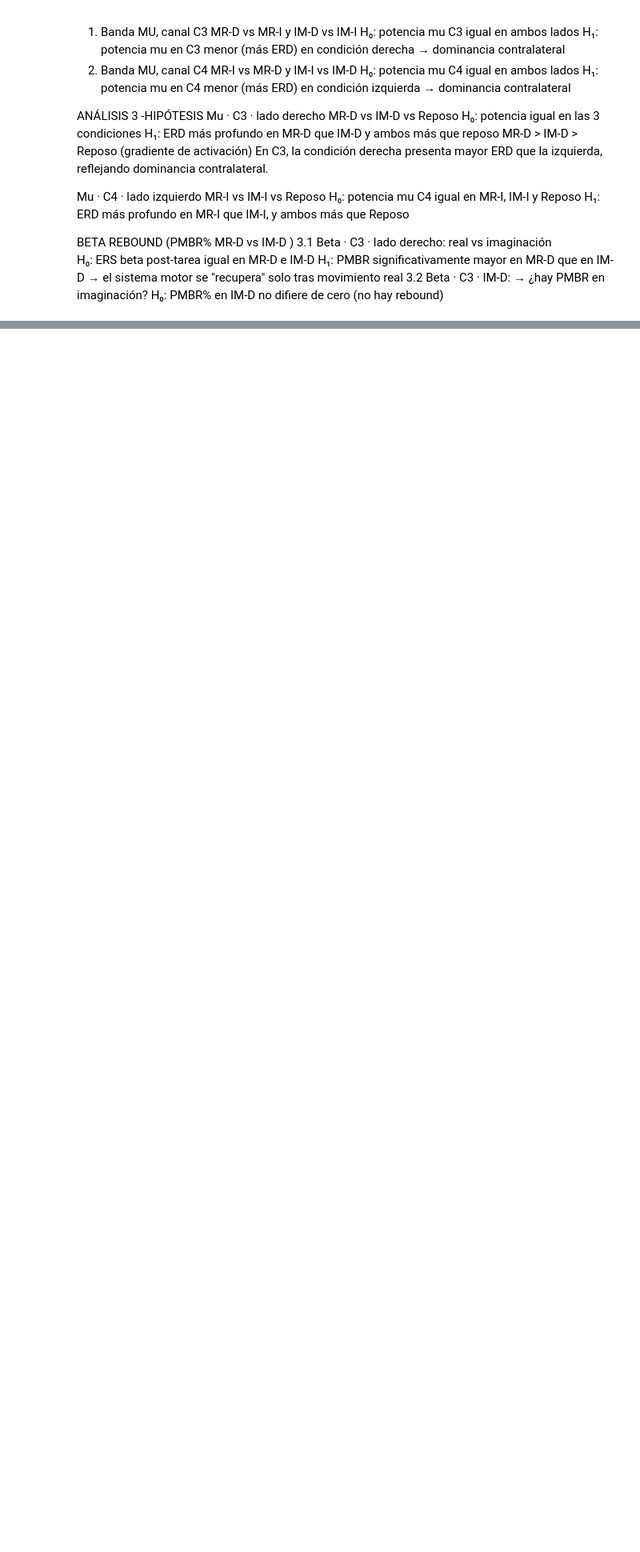
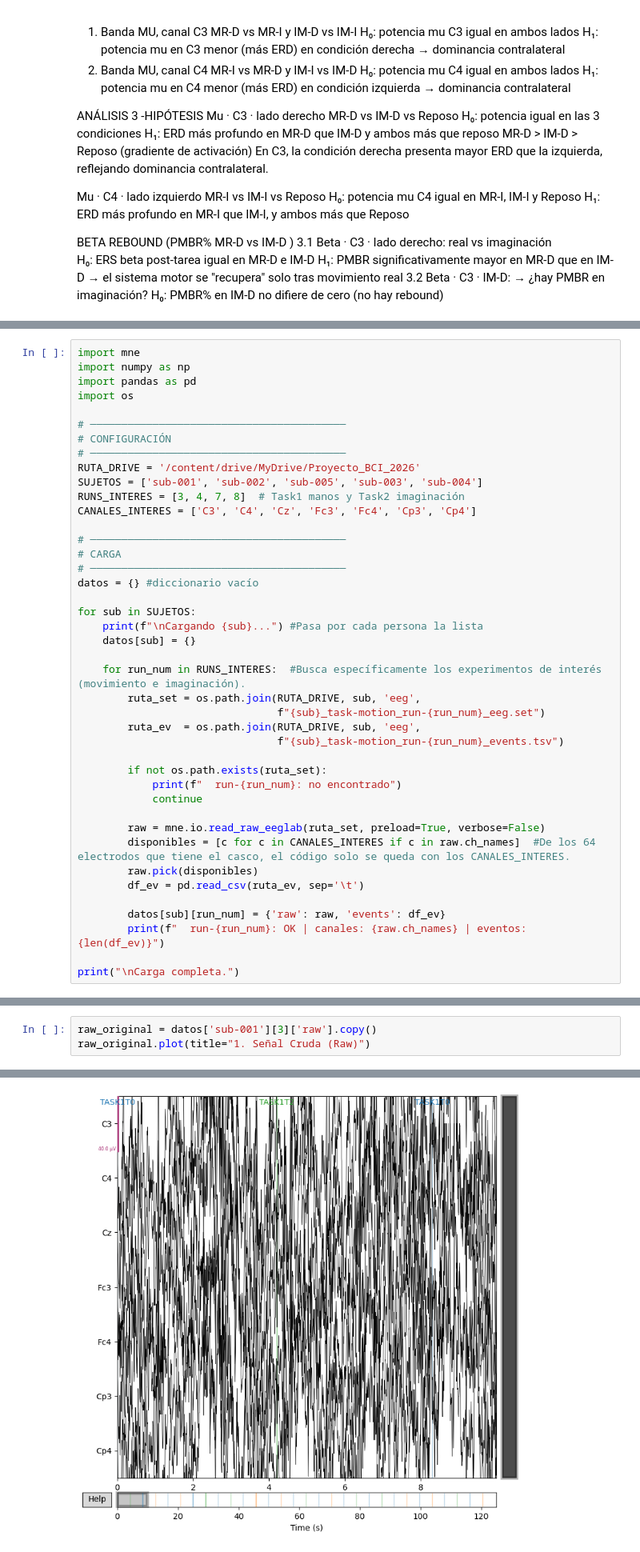
Before and after one commit to luciestrada/Proyecto1_biosenales_LucianaAcevedo_LucianaEstrada, a Jupyter notebook: Proyecto1.ipynb, the cells around one changed output, grey strips where cells are left out. Shown at 80% size. Saved outputs shown, nothing was run; the diff lists cells and outputs as text; blank space fills up the shorter version.

Commit message:
Extracción de información de la base de datos, selección de canales, preprocesamiento paso a paso (Filtros pasa-altas, filtro pasa-bajas, filtro notch), re-referenciación y segmentación

```diff
--- a/Proyecto1.ipynb
+++ b/Proyecto1.ipynb
@@ -368,0 +458,42 @@ H₀: PMBR% en IM-D no difiere de cero (no hay rebound)
+# %%
+import mne
+import numpy as np
+import pandas as pd
+import os
+
+# ─────────────────────────────────────────
+# CONFIGURACIÓN
+# ─────────────────────────────────────────
+RUTA_DRIVE = '/content/drive/MyDrive/Proyecto_BCI_2026'
+SUJETOS = ['sub-001', 'sub-002', 'sub-005', 'sub-003', 'sub-004']
+RUNS_INTERES = [3, 4, 7, 8]  # Task1 manos y Task2 imaginación
+CANALES_INTERES = ['C3', 'C4', 'Cz', 'Fc3', 'Fc4', 'Cp3', 'Cp4']
+
+# ─────────────────────────────────────────
+# CARGA
+# ─────────────────────────────────────────
+datos = {} #diccionario vacío
+
+for sub in SUJETOS:
+    print(f"\nCargando {sub}...") #Pasa por cada persona la lista
+    datos[sub] = {}
+
+    for run_num in RUNS_INTERES:  #Busca específicamente los experimentos de interés (movimiento e imaginación).
+        ruta_set = os.path.join(RUTA_DRIVE, sub, 'eeg',
+                                f"{sub}_task-motion_run-{run_num}_eeg.set")
+        ruta_ev  = os.path.join(RUTA_DRIVE, sub, 'eeg',
+                                f"{sub}_task-motion_run-{run_num}_events.tsv")
+
+        if not os.path.exists(ruta_set):
+            print(f"  run-{run_num}: no encontrado")
+            continue
+
+        raw = mne.io.read_raw_eeglab(ruta_set, preload=True, verbose=False)
+        disponibles = [c for c in CANALES_INTERES if c in raw.ch_names]  #De los 64 electrodos que tiene el casco, el código solo se queda con los CANALES_INTERES.
+        raw.pick(disponibles)
+        df_ev = pd.read_csv(ruta_ev, sep='\t')
+
+        datos[sub][run_num] = {'raw': raw, 'events': df_ev}
+        print(f"  run-{run_num}: OK | canales: {raw.ch_names} | eventos: {len(df_ev)}")
+
+print("\nCarga completa.")
@@ -368,0 +518,4 @@ H₀: PMBR% en IM-D no difiere de cero (no hay rebound)
+# %%
+raw_original = datos['sub-001'][3]['raw'].copy()
+raw_original.plot(title="1. Señal Cruda (Raw)")
+# %% [output]
@@ -368,0 +523 @@ H₀: PMBR% en IM-D no difiere de cero (no hay rebound)
+[figure, added]
```
Also changed, not shown: parts of 10 cells of this notebook.
